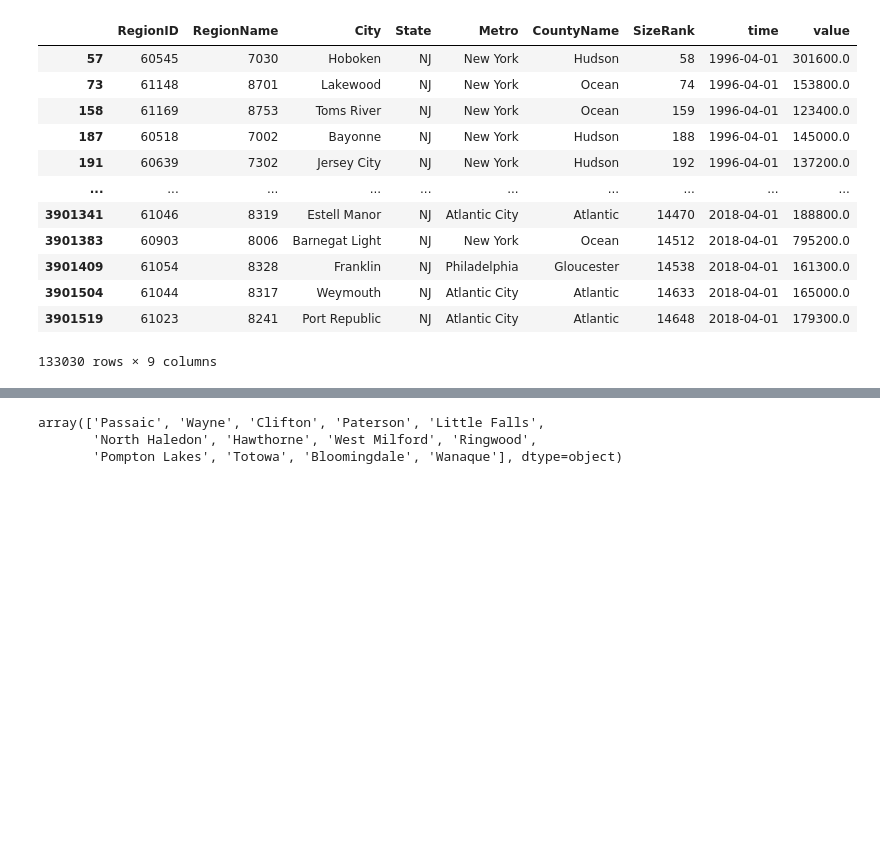
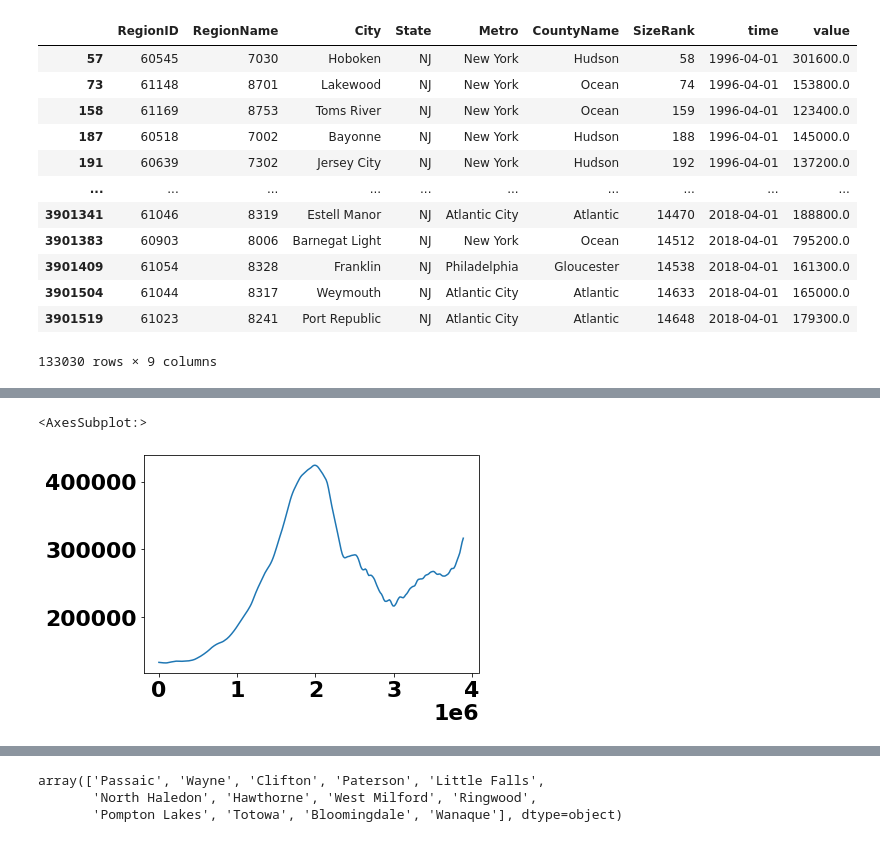
Before and after one commit to jmg0144/Zillow-Time-Series-Analysis, a Jupyter notebook: zillow-time-series-analysis.ipynb, the cells around one changed output, grey strips where cells are left out. Cells and saved outputs as stored; diff of their text form; code cells hidden in the pictures; blank space fills up the shorter version.

```diff
--- a/zillow-time-series-analysis.ipynb
+++ b/zillow-time-series-analysis.ipynb
@@ -159,0 +170,5 @@ passaic_df
+# %%
+passaic_df.loc[passaic_df['RegionName'] == 7055]['value'].plot()
+# %% [output]
+<AxesSubplot:>
+[figure, added]
```
Also changed, not shown: parts of 10 cells of this notebook.
